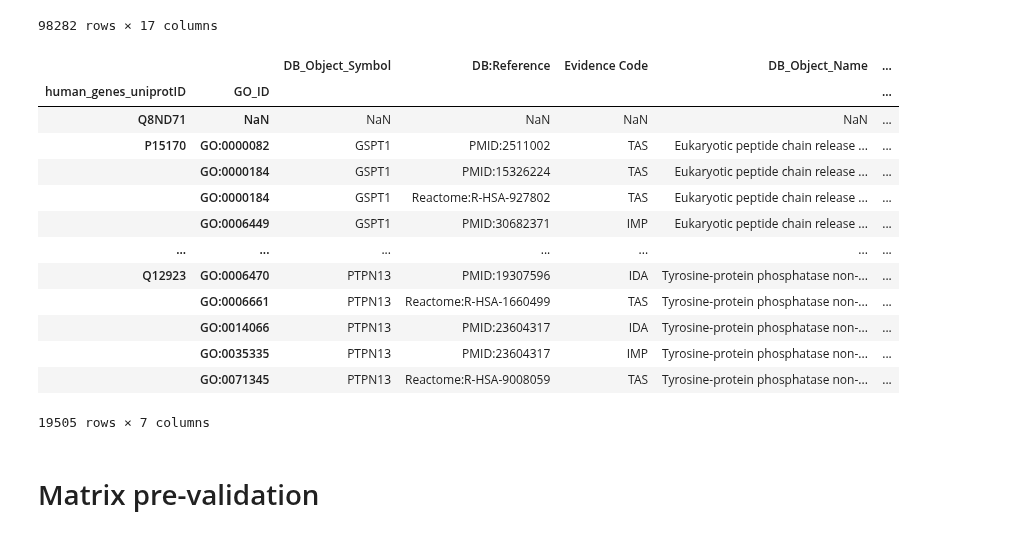
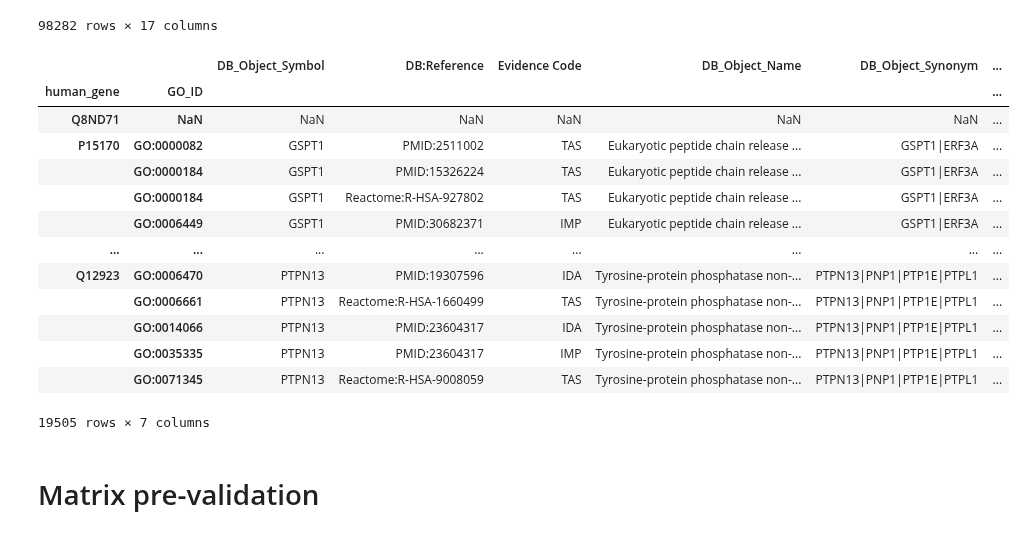
Before and after one commit to geovalexis/PP2GO, a Jupyter notebook: Methods.ipynb, the cells around one changed output. Drawn from its saved outputs; the diff is of its cells as text; code cells hidden in the pictures.

Commit message:
Changed some variable names for clarity sake

```diff
--- a/Methods.ipynb
+++ b/Methods.ipynb
@@ -423,11 +408,12 @@ Q8ND71  H2R4V7  9598
 # %%
-# Orthologs analysis
+# Checking
 
-human_orthologs = pd.read_csv("drive/MyDrive/TFG/human_orthologs_MtP-QfO2018.tsv", sep="\t", header=0, dtype={"human_protein": "string", "ortholog":"string", "orthologs_taxID":pd.Int64Dtype()})
-print(f"There are {human_orthologs['human_protein'].unique().size} human proteins and {human_orthologs['ortholog'].size} orthologs.")
-print(f"There are {human_orthologs['orthologs_taxID'].isna().sum()} proteins that have been deleted or deprecated from the Uniprot database")
+human_orthologs = pd.read_csv("drive/MyDrive/TFG/human_orthologs_MtP-QfO2018.tsv", sep="\t", header=0, dtype={"human_gene": "string", "ortholog":"string", "ortholog_taxID":pd.Int64Dtype()})
+print(f"There are {human_orthologs['human_gene'].unique().size} human proteins and {human_orthologs['ortholog'].size} orthologs.")
+print(f"There are {human_orthologs['ortholog_taxID'].isna().sum()} proteins that have been deleted or deprecated from the Uniprot database")
 # Se podría buscar los taxIDs de estas proteinas en el fichero de QfO_uniprotKBs.tsv (aquí seguro que están) mediante la funcion map_uniprotIDs2taxIDs_BruteForce()
 # Aunque si no es una cifra significativa tal vez no sea necesario o bien incluso sería mejor ignorarlas dado que por algo han sido eliminadas
+human_orthologs
 # %% [output]
 There are 5254 human proteins and 69859 orthologs.
 There are 1618 proteins that have been deleted or deprecated from the Uniprot database
@@ -502,26 +502,27 @@ go_annotations
 98282 rows × 17 columns
 # %%
 # Assign GO term to each human gene
-human_genes = pd.DataFrame({"human_genes_uniprotID": ref_protein_mtp["protein1"].unique()})
+go_annotations = pd.read_csv("drive/MyDrive/TFG/goa_human_filtered.gaf", sep="\t", header=0)
+human_genes = pd.DataFrame({"human_gene": human_orthologs["human_gene"].unique()})
 human_goa_subset = go_annotations[["DB_Object_ID", "DB_Object_Symbol", "GO_ID", "DB:Reference", "Evidence Code", "DB_Object_Name", "DB_Object_Synonym", "DB_Object_Type",  "Date"]]
-human_gene2GOterm = pd.merge(human_genes, human_goa_subset, left_on="human_genes_uniprotID", right_on="DB_Object_ID", how="left")
+human_gene2GOterm = pd.merge(human_genes, human_goa_subset, left_on="human_gene", right_on="DB_Object_ID", how="left")
 human_gene2GOterm.drop("DB_Object_ID", axis=1, inplace=True)
-human_gene2GOterm.set_index(["human_genes_uniprotID", "GO_ID"], inplace=True)
+human_gene2GOterm.set_index(["human_gene", "GO_ID"], inplace=True)
 human_gene2GOterm
 # %% [output]
-|  |  | DB_Object_Symbol | DB:Reference | Evidence Code | DB_Object_Name | ... |
-| human_genes_uniprotID | GO_ID |  |  |  |  | ... |
-| Q8ND71 | NaN | NaN | NaN | NaN | NaN | ... |
-| P15170 | GO:0000082 | GSPT1 | PMID:2511002 | TAS | Eukaryotic peptide chain release ... | ... |
-|  | GO:0000184 | GSPT1 | PMID:15326224 | TAS | Eukaryotic peptide chain release ... | ... |
-|  | GO:0000184 | GSPT1 | Reactome:R-HSA-927802 | TAS | Eukaryotic peptide chain release ... | ... |
-|  | GO:0006449 | GSPT1 | PMID:30682371 | IMP | Eukaryotic peptide chain release ... | ... |
-| ... | ... | ... | ... | ... | ... | ... |
-| Q12923 | GO:0006470 | PTPN13 | PMID:19307596 | IDA | Tyrosine-protein phosphatase non-... | ... |
-|  | GO:0006661 | PTPN13 | Reactome:R-HSA-1660499 | TAS | Tyrosine-protein phosphatase non-... | ... |
-|  | GO:0014066 | PTPN13 | PMID:23604317 | IDA | Tyrosine-protein phosphatase non-... | ... |
-|  | GO:0035335 | PTPN13 | PMID:23604317 | IMP | Tyrosine-protein phosphatase non-... | ... |
-|  | GO:0071345 | PTPN13 | Reactome:R-HSA-9008059 | TAS | Tyrosine-protein phosphatase non-... | ... |
+|  |  | DB_Object_Symbol | DB:Reference | Evidence Code | DB_Object_Name | DB_Object_Synonym | ... |
+| human_gene | GO_ID |  |  |  |  |  | ... |
+| Q8ND71 | NaN | NaN | NaN | NaN | NaN | NaN | ... |
+| P15170 | GO:0000082 | GSPT1 | PMID:2511002 | TAS | Eukaryotic peptide chain release ... | GSPT1|ERF3A | ... |
+|  | GO:0000184 | GSPT1 | PMID:15326224 | TAS | Eukaryotic peptide chain release ... | GSPT1|ERF3A | ... |
+|  | GO:0000184 | GSPT1 | Reactome:R-HSA-927802 | TAS | Eukaryotic peptide chain release ... | GSPT1|ERF3A | ... |
+|  | GO:0006449 | GSPT1 | PMID:30682371 | IMP | Eukaryotic peptide chain release ... | GSPT1|ERF3A | ... |
+| ... | ... | ... | ... | ... | ... | ... | ... |
+| Q12923 | GO:0006470 | PTPN13 | PMID:19307596 | IDA | Tyrosine-protein phosphatase non-... | PTPN13|PNP1|PTP1E|PTPL1 | ... |
+|  | GO:0006661 | PTPN13 | Reactome:R-HSA-1660499 | TAS | Tyrosine-protein phosphatase non-... | PTPN13|PNP1|PTP1E|PTPL1 | ... |
+|  | GO:0014066 | PTPN13 | PMID:23604317 | IDA | Tyrosine-protein phosphatase non-... | PTPN13|PNP1|PTP1E|PTPL1 | ... |
+|  | GO:0035335 | PTPN13 | PMID:23604317 | IMP | Tyrosine-protein phosphatase non-... | PTPN13|PNP1|PTP1E|PTPL1 | ... |
+|  | GO:0071345 | PTPN13 | Reactome:R-HSA-9008059 | TAS | Tyrosine-protein phosphatase non-... | PTPN13|PNP1|PTP1E|PTPL1 | ... |
 19505 rows × 7 columns
 # %% [markdown]
 # Matrix pre-validation
```
Also changed, not shown: parts of 7 cells of this notebook.
